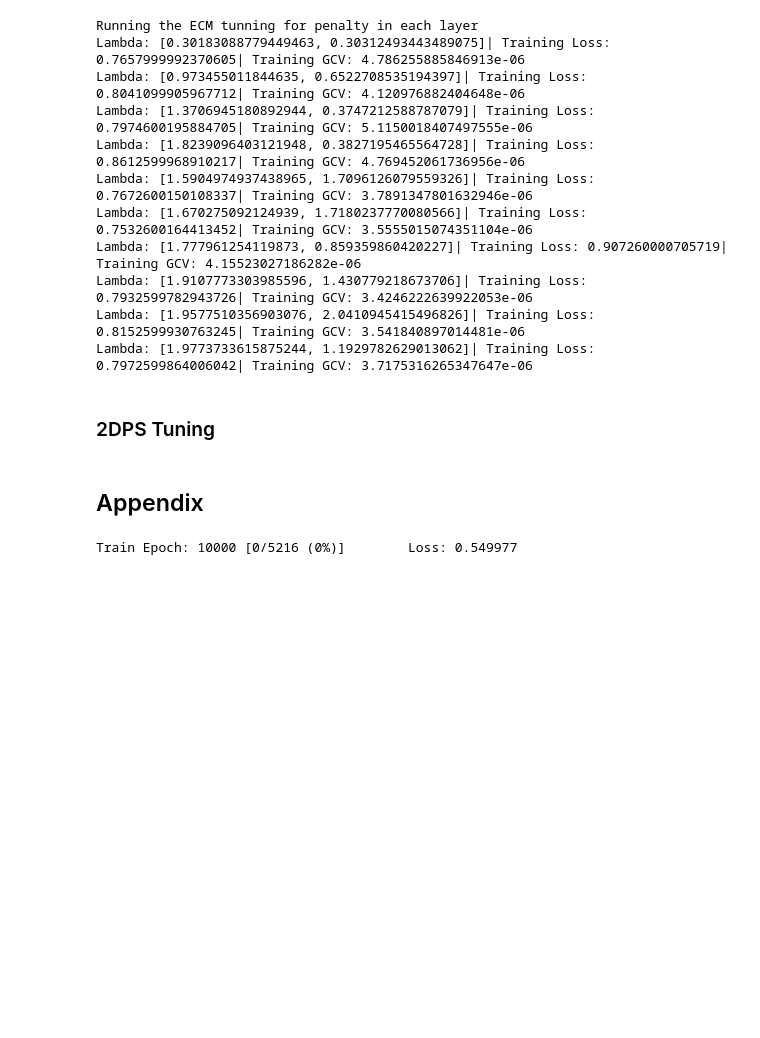
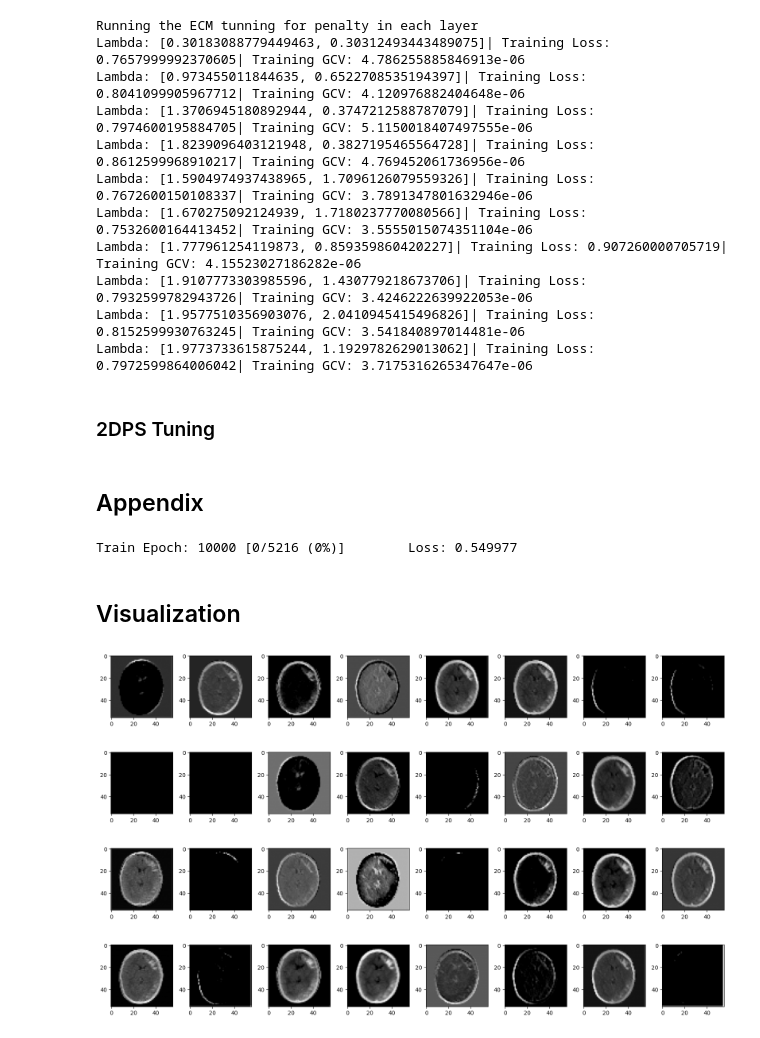
Before and after one commit to ythung85/DPSpline, a Jupyter notebook: demo_simulation/Sim_Braintumor.ipynb, the cells around one changed output. Saved outputs shown, nothing was run; the diff lists cells and outputs as text; code cells hidden in the pictures; blank space fills up the shorter version.

```diff
--- a/demo_simulation/Sim_Braintumor.ipynb
+++ b/demo_simulation/Sim_Braintumor.ipynb
@@ -1214,3 +1196,24 @@ for batch_data, batch_labels in dataloader:
     break
 # %% [output]
 Train Epoch: 10000 [0/5216 (0%)]        Loss: 0.549977
+# %% [markdown]
+## Visualization
+# %%
+test_model = TumorClassifier(Fin = 100352, dg = 3, nk = nk, nm = nm, Fout = doutput, bias = True).to(device)
+test_model.load_state_dict(torch.load('./brainimg'+str(X_train.size()[0])+'h'+str(nm)+'k'+str(nk), weights_only = True))
+# Extract the feature map output from the pre-trained model
+
+eval_model = test_model.features
+imgstack = eval_model(X_train[0])
+
+plt.figure(figsize= (16,10))
+
+for i in range(32):
+    plt.subplot(4, 8, i+1)
+    plt.imshow(imgstack[i].detach().numpy(), cmap=plt.get_cmap('gray'))
+
+plt.tight_layout()
+plt.savefig('Brainimg_2.png')
+plt.show()
+# %% [output]
+[figure, added]
```
Also changed, not shown: parts of 5 cells of this notebook, 3 other files.
